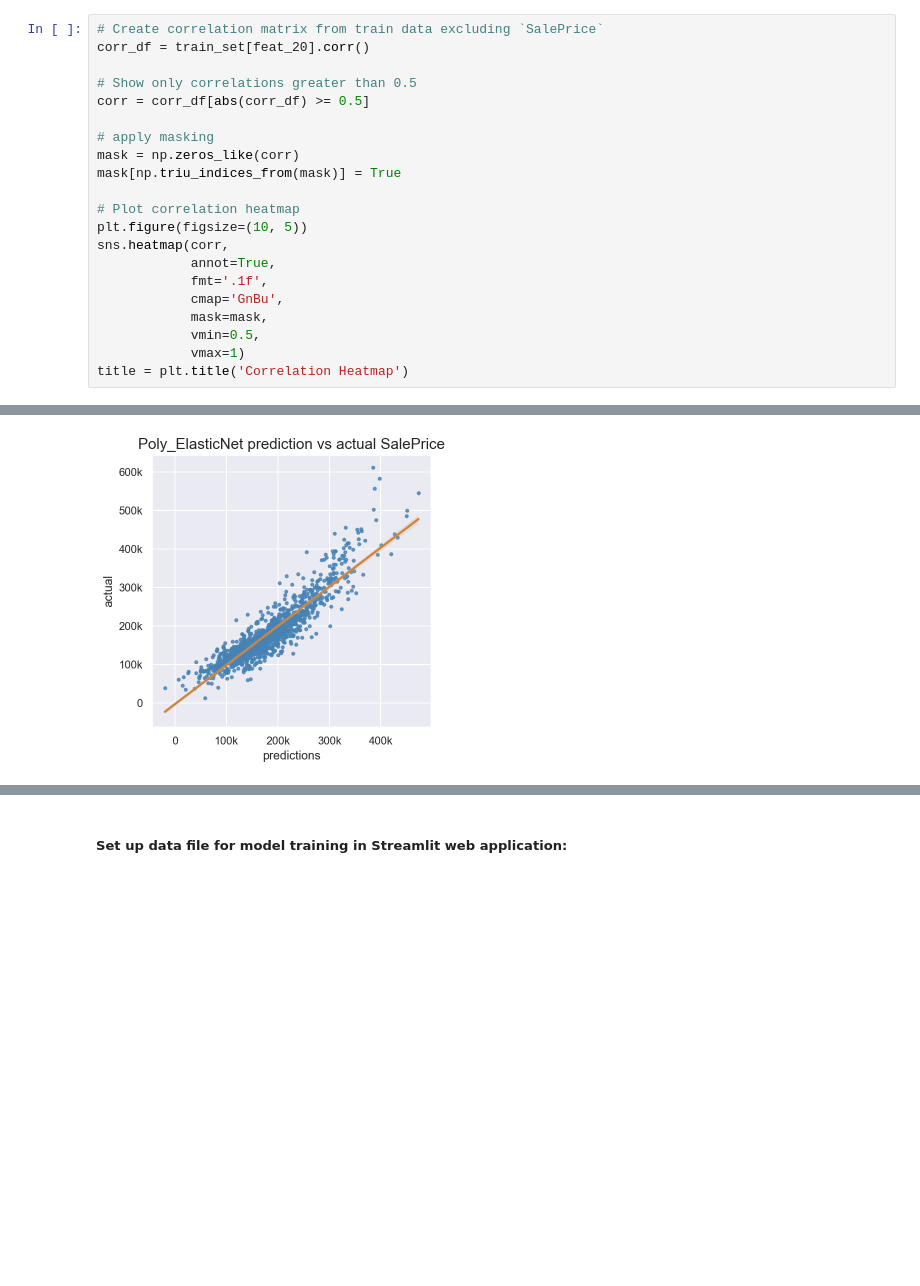
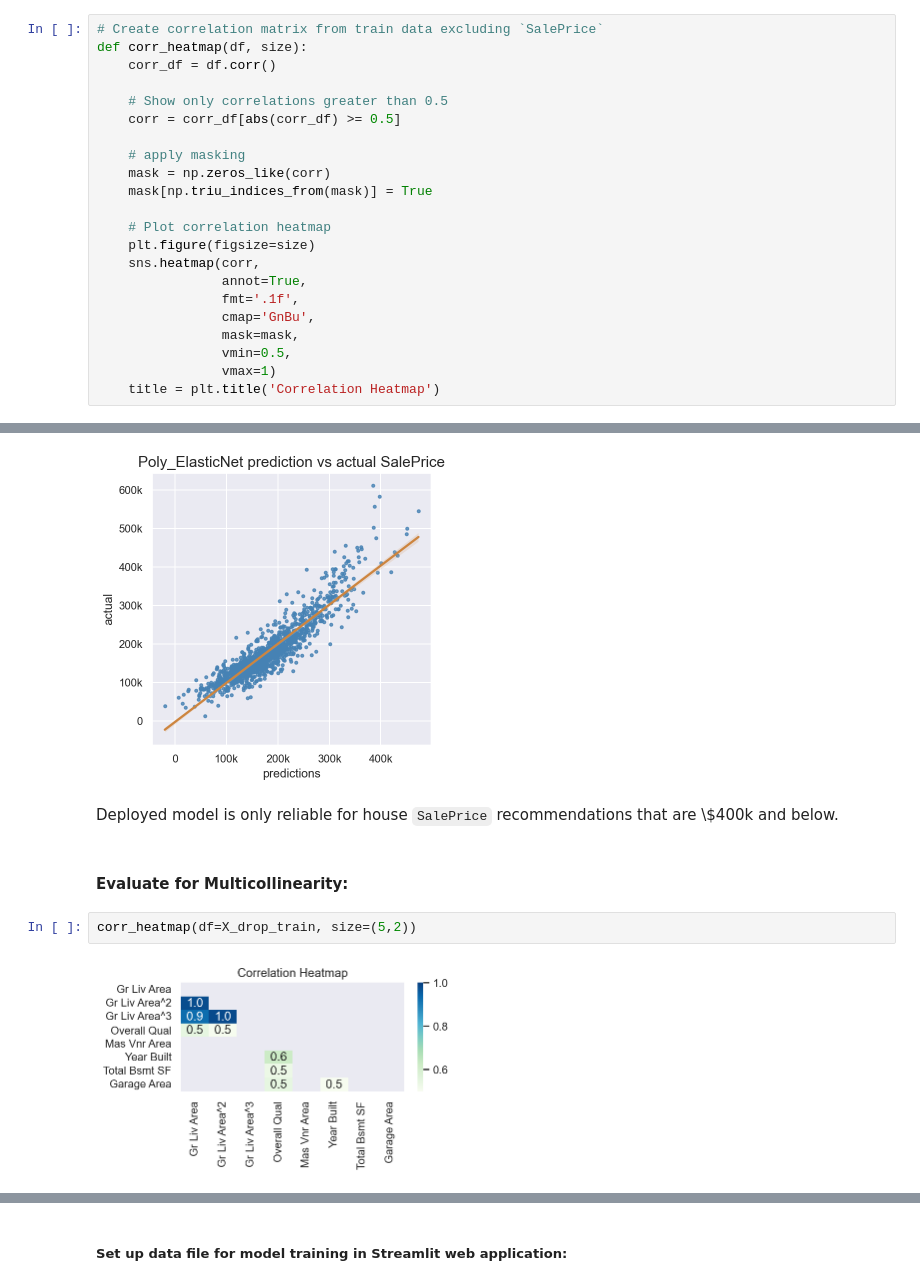
Before and after one commit to yxmauw/General_Assembly_Pub, a Jupyter notebook: project_2/Submission_ML.ipynb, the cells around one changed output, grey strips where cells are left out. Cells and saved outputs as stored; diff of their text form; blank space fills up the shorter version.

```diff
--- a/project_2/Submission_ML.ipynb
+++ b/project_2/Submission_ML.ipynb
@@ -685,22 +688,23 @@ train_set[feat_20].head(3)
 | 2 | 1150.0 | 5.0 | 368.0 | 176.0 | 3.0 | 9600.0 | 1.0 | ... |
 # %%
 # Create correlation matrix from train data excluding `SalePrice`
-corr_df = train_set[feat_20].corr()
+def corr_heatmap(df, size):
+    corr_df = df.corr()
 
-# Show only correlations greater than 0.5
-corr = corr_df[abs(corr_df) >= 0.5]
+    # Show only correlations greater than 0.5
+    corr = corr_df[abs(corr_df) >= 0.5]
 
-# apply masking
-mask = np.zeros_like(corr)
-mask[np.triu_indices_from(mask)] = True
+    # apply masking
+    mask = np.zeros_like(corr)
+    mask[np.triu_indices_from(mask)] = True
 
-# Plot correlation heatmap
-plt.figure(figsize=(10, 5))
-sns.heatmap(corr,
-            annot=True,
-            fmt='.1f',
-            cmap='GnBu',
-            mask=mask,
-            vmin=0.5,
-            vmax=1)
-title = plt.title('Correlation Heatmap')
+    # Plot correlation heatmap
+    plt.figure(figsize=size)
+    sns.heatmap(corr,
+                annot=True,
+                fmt='.1f',
+                cmap='GnBu',
+                mask=mask,
+                vmin=0.5,
+                vmax=1)
+    title = plt.title('Correlation Heatmap')
@@ -1517,3 +1522,11 @@ title = 'Poly_ElasticNet prediction vs actual SalePrice'
 sns_plt(model=pipe12_gs, x_data=X_drop_train, y_data=y_train, title=title)
 # %% [output]
 [figure]
+# %% [markdown]
+Deployed model is only reliable for house `SalePrice` recommendations that are \\$400k and below.
+# %% [markdown]
+#### Evaluate for Multicollinearity:
+# %%
+corr_heatmap(df=X_drop_train, size=(5,2))
+# %% [output]
+[figure, added]
```
Also changed, not shown: parts of 19 cells of this notebook.
